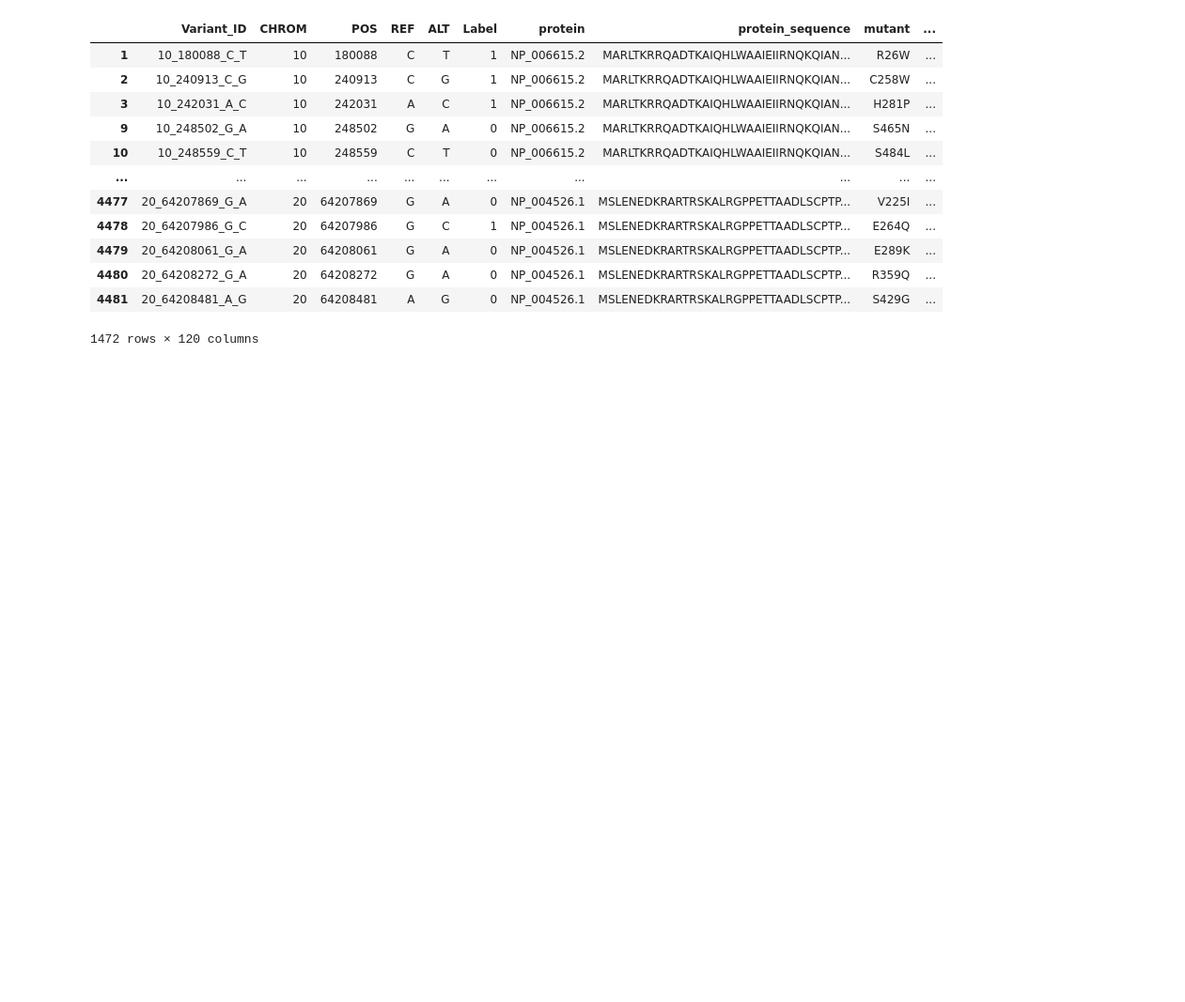
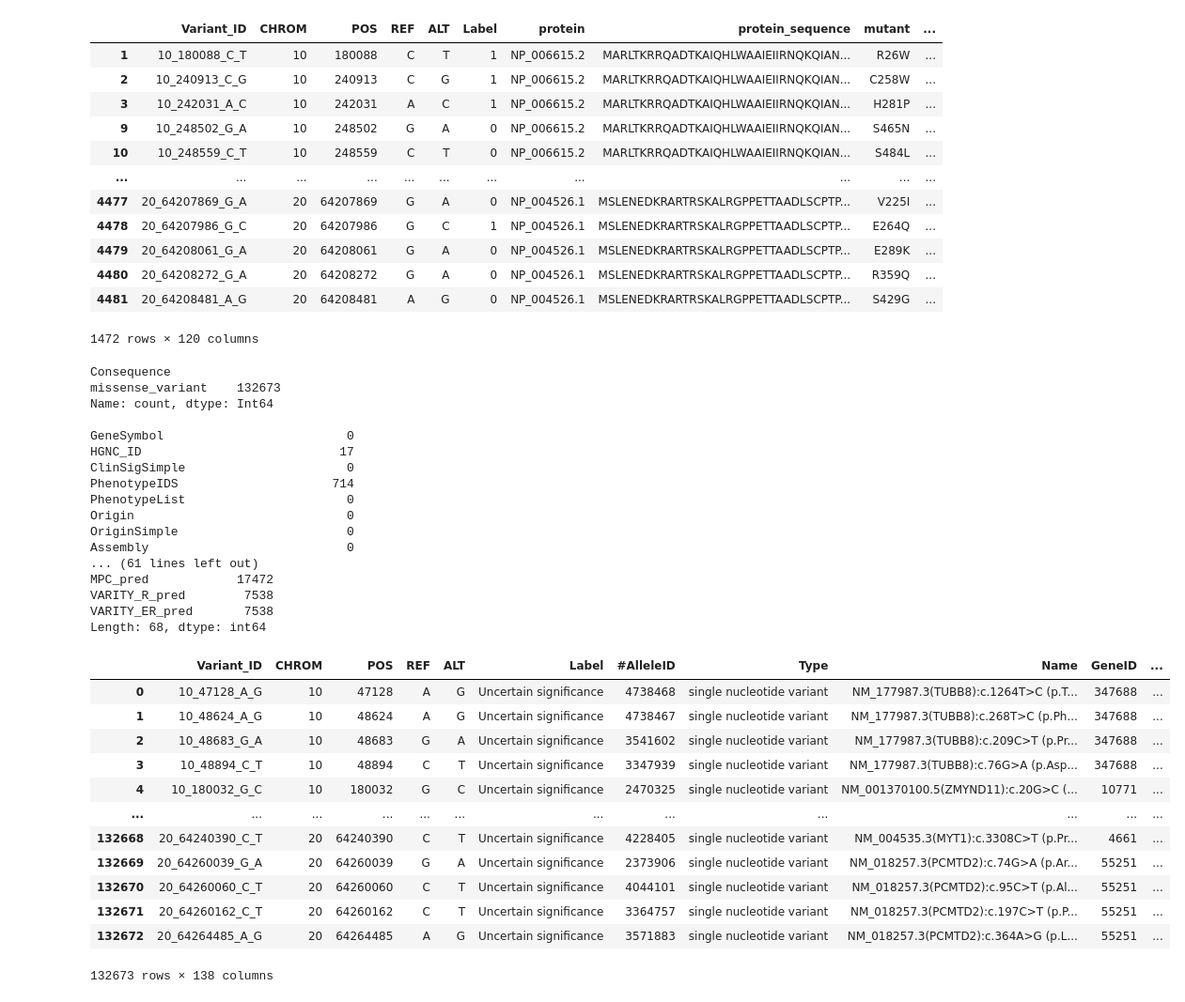
Before and after one commit to 36JungKwan/Missense_variant_pathogenicity_prediction, a Jupyter notebook: core/module01_data_processing_vep/04_02_test_data_vep_mapping.ipynb, the cells around one changed output. Shown at 94% size. Cells and saved outputs as stored; diff of their text form; code cells hidden in the pictures; blank space fills up the shorter version.

Commit message:
finish create clinvar_vus, run vep for clinvar_vus, gnomad, mavedb (fail on mavedb and gnomad)

```diff
--- a/core/module01_data_processing_vep/04_02_test_data_vep_mapping.ipynb
+++ b/core/module01_data_processing_vep/04_02_test_data_vep_mapping.ipynb
@@ -1460,3 +1444,53 @@ dtype: int64
 | 4480 | 20_64208272_G_A | 20 | 64208272 | G | A | 0 | NP_004526.1 | MSLENEDKRARTRSKALRGPPETTAADLSCPTP... | R359Q | ... |
 | 4481 | 20_64208481_A_G | 20 | 64208481 | A | G | 0 | NP_004526.1 | MSLENEDKRARTRSKALRGPPETTAADLSCPTP... | S429G | ... |
 1472 rows × 120 columns
+# %%
+import numpy as np
+import pandas as pd
+
+final_df = pd.read_parquet(r"D:\variant_data\clinvar_vus_after_vep.parquet")
+
+# Danh sách giá trị cần kiểm tra
+invalid_values = ['.', "-", "na", "n/a", "NA", "N/A", "NaN", "nan"]
+
+# Thay thế toàn bộ giá trị lỗi trong toàn DataFrame bằng np.nan
+final_df = final_df.replace(invalid_values, np.nan)
+
+print(final_df['Consequence'].value_counts(),'\n')
+final_df = final_df[final_df['Consequence'] == 'missense_variant']
+
+print(final_df.isnull().sum()[10:70])
+print(final_df.isnull().sum()[70:])
+
+final_df
+# %% [output]
+Consequence
+missense_variant    132673
+Name: count, dtype: Int64
+
+GeneSymbol                         0
+HGNC_ID                           17
+ClinSigSimple                      0
+PhenotypeIDS                     714
+PhenotypeList                      0
+Origin                             0
+OriginSimple                       0
+Assembly                           0
+... (61 lines left out)
+MPC_pred            17472
+VARITY_R_pred        7538
+VARITY_ER_pred       7538
+Length: 68, dtype: int64
+|  | Variant_ID | CHROM | POS | REF | ALT | Label | #AlleleID | Type | Name | GeneID | ... |
+| 0 | 10_47128_A_G | 10 | 47128 | A | G | Uncertain significance | 4738468 | single nucleotide variant | NM_177987.3(TUBB8):c.1264T>C (p.T... | 347688 | ... |
+| 1 | 10_48624_A_G | 10 | 48624 | A | G | Uncertain significance | 4738467 | single nucleotide variant | NM_177987.3(TUBB8):c.268T>C (p.Ph... | 347688 | ... |
+| 2 | 10_48683_G_A | 10 | 48683 | G | A | Uncertain significance | 3541602 | single nucleotide variant | NM_177987.3(TUBB8):c.209C>T (p.Pr... | 347688 | ... |
+| 3 | 10_48894_C_T | 10 | 48894 | C | T | Uncertain significance | 3347939 | single nucleotide variant | NM_177987.3(TUBB8):c.76G>A (p.Asp... | 347688 | ... |
+| 4 | 10_180032_G_C | 10 | 180032 | G | C | Uncertain significance | 2470325 | single nucleotide variant | NM_001370100.5(ZMYND11):c.20G>C (... | 10771 | ... |
+| ... | ... | ... | ... | ... | ... | ... | ... | ... | ... | ... | ... |
+| 132668 | 20_64240390_C_T | 20 | 64240390 | C | T | Uncertain significance | 4228405 | single nucleotide variant | NM_004535.3(MYT1):c.3308C>T (p.Pr... | 4661 | ... |
+| 132669 | 20_64260039_G_A | 20 | 64260039 | G | A | Uncertain significance | 2373906 | single nucleotide variant | NM_018257.3(PCMTD2):c.74G>A (p.Ar... | 55251 | ... |
+| 132670 | 20_64260060_C_T | 20 | 64260060 | C | T | Uncertain significance | 4044101 | single nucleotide variant | NM_018257.3(PCMTD2):c.95C>T (p.Al... | 55251 | ... |
+| 132671 | 20_64260162_C_T | 20 | 64260162 | C | T | Uncertain significance | 3364757 | single nucleotide variant | NM_018257.3(PCMTD2):c.197C>T (p.P... | 55251 | ... |
+| 132672 | 20_64264485_A_G | 20 | 64264485 | A | G | Uncertain significance | 3571883 | single nucleotide variant | NM_018257.3(PCMTD2):c.364A>G (p.L... | 55251 | ... |
+132673 rows × 138 columns
```
Also changed, not shown: parts of 7 cells of this notebook, 2 other files.
